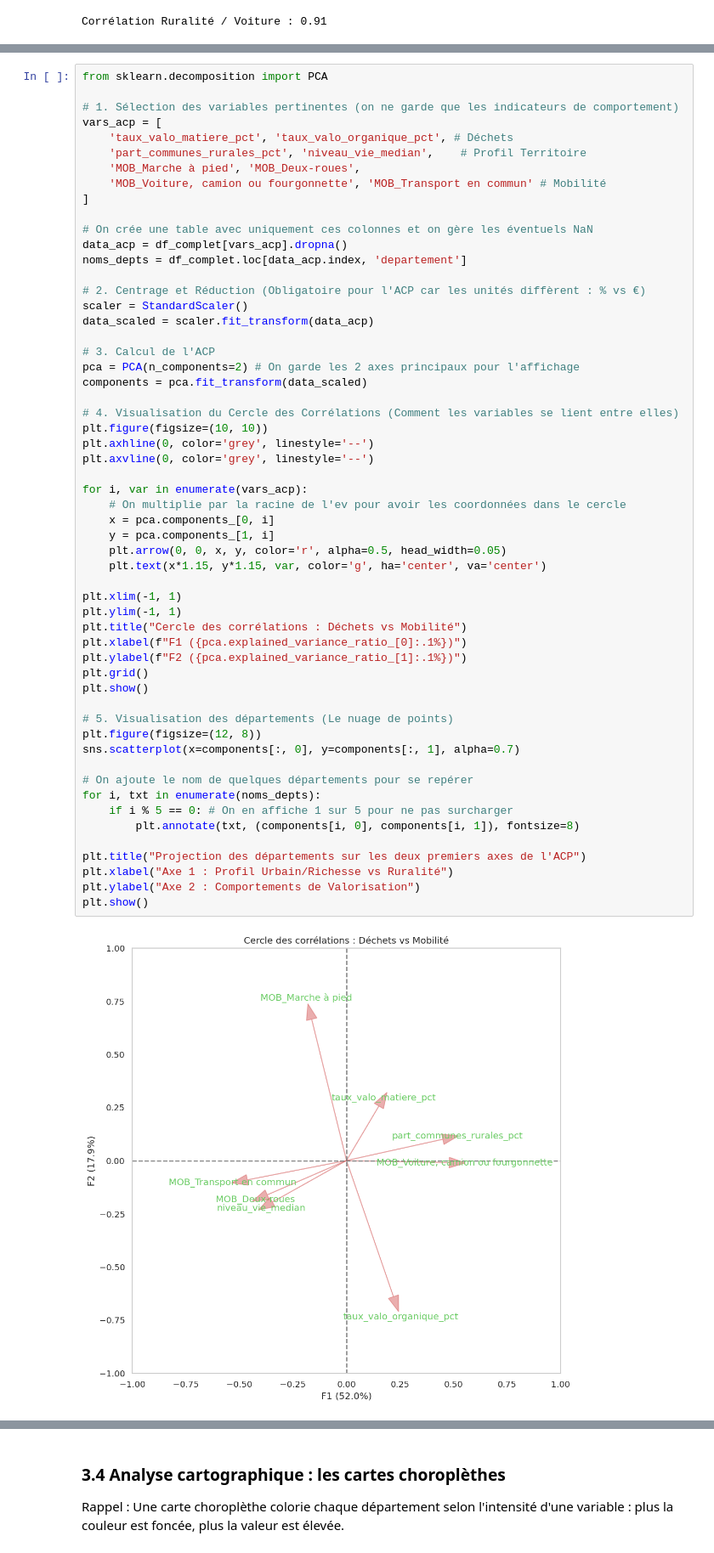
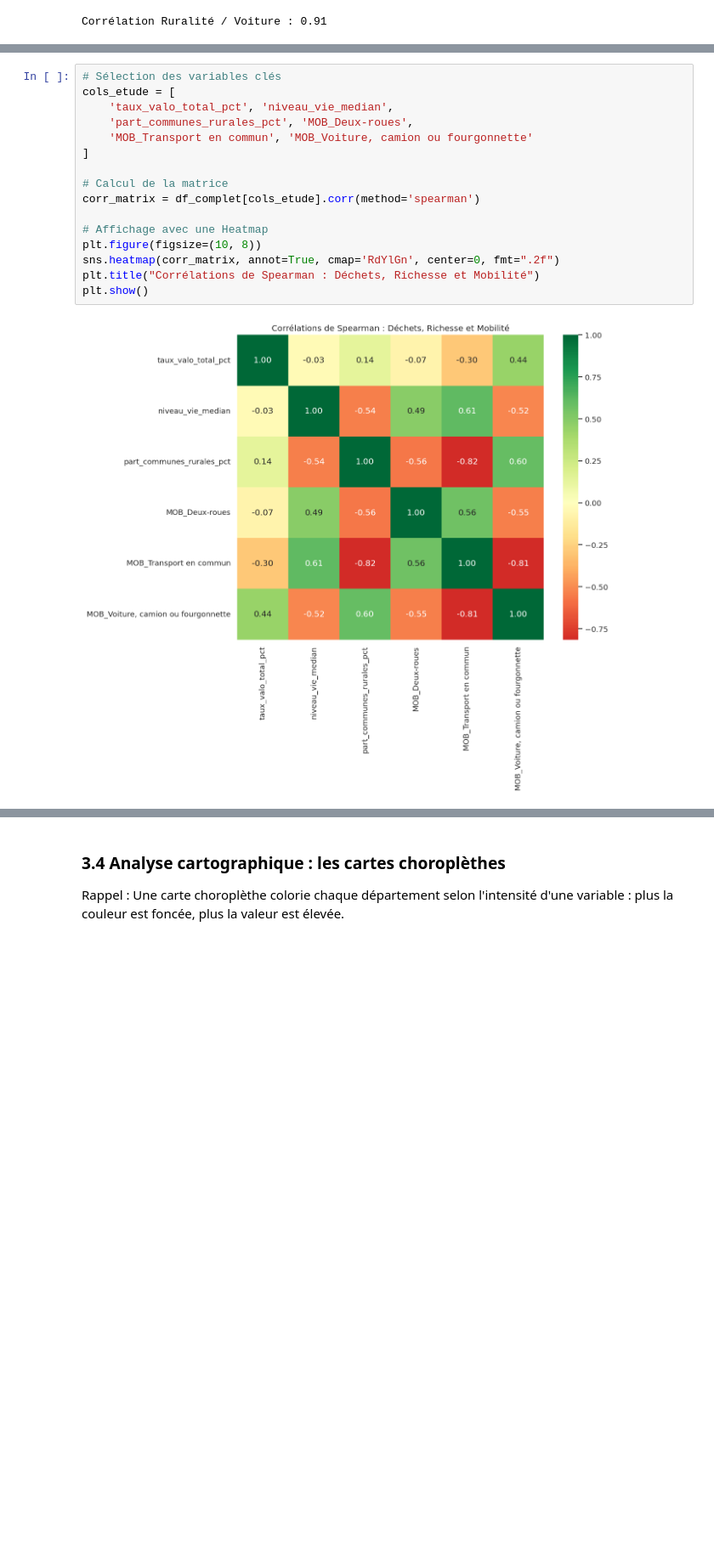
Before and after one commit to TeodoraHub/projet_pythonDS, a Jupyter notebook: recyclage_et_deplacements.ipynb, the cells around one changed output, grey strips where cells are left out. Shown at 85% size. Drawn from its saved outputs; the diff is of its cells as text; blank space fills up the shorter version.

```diff
--- a/recyclage_et_deplacements.ipynb
+++ b/recyclage_et_deplacements.ipynb
@@ -1440,58 +1442,18 @@ Corrélation Ruralité / Voiture : 0.91
 # %%
-from sklearn.decomposition import PCA
-
-# 1. Sélection des variables pertinentes (on ne garde que les indicateurs de comportement)
-vars_acp = [
-    'taux_valo_matiere_pct', 'taux_valo_organique_pct', # Déchets
-    'part_communes_rurales_pct', 'niveau_vie_median',    # Profil Territoire
-    'MOB_Marche à pied', 'MOB_Deux-roues',
-    'MOB_Voiture, camion ou fourgonnette', 'MOB_Transport en commun' # Mobilité
+# Sélection des variables clés
+cols_etude = [
+    'taux_valo_total_pct', 'niveau_vie_median',
+    'part_communes_rurales_pct', 'MOB_Deux-roues',
+    'MOB_Transport en commun', 'MOB_Voiture, camion ou fourgonnette'
 ]
 
-# On crée une table avec uniquement ces colonnes et on gère les éventuels NaN
-data_acp = df_complet[vars_acp].dropna()
-noms_depts = df_complet.loc[data_acp.index, 'departement']
+# Calcul de la matrice
+corr_matrix = df_complet[cols_etude].corr(method='spearman')
 
-# 2. Centrage et Réduction (Obligatoire pour l'ACP car les unités diffèrent : % vs €)
-scaler = StandardScaler()
-data_scaled = scaler.fit_transform(data_acp)
-
-# 3. Calcul de l'ACP
-pca = PCA(n_components=2) # On garde les 2 axes principaux pour l'affichage
-components = pca.fit_transform(data_scaled)
-
-# 4. Visualisation du Cercle des Corrélations (Comment les variables se lient entre elles)
-plt.figure(figsize=(10, 10))
-plt.axhline(0, color='grey', linestyle='--')
-plt.axvline(0, color='grey', linestyle='--')
-
-for i, var in enumerate(vars_acp):
-    # On multiplie par la racine de l'ev pour avoir les coordonnées dans le cercle
-    x = pca.components_[0, i]
-    y = pca.components_[1, i]
-    plt.arrow(0, 0, x, y, color='r', alpha=0.5, head_width=0.05)
-    plt.text(x*1.15, y*1.15, var, color='g', ha='center', va='center')
-
-plt.xlim(-1, 1)
-plt.ylim(-1, 1)
-plt.title("Cercle des corrélations : Déchets vs Mobilité")
-plt.xlabel(f"F1 ({pca.explained_variance_ratio_[0]:.1%})")
-plt.ylabel(f"F2 ({pca.explained_variance_ratio_[1]:.1%})")
-plt.grid()
+# Affichage avec une Heatmap
+plt.figure(figsize=(10, 8))
+sns.heatmap(corr_matrix, annot=True, cmap='RdYlGn', center=0, fmt=".2f")
+plt.title("Corrélations de Spearman : Déchets, Richesse et Mobilité")
 plt.show()
-
-# 5. Visualisation des départements (Le nuage de points)
-plt.figure(figsize=(12, 8))
-sns.scatterplot(x=components[:, 0], y=components[:, 1], alpha=0.7)
-
-# On ajoute le nom de quelques départements pour se repérer
-for i, txt in enumerate(noms_depts):
-    if i % 5 == 0: # On en affiche 1 sur 5 pour ne pas surcharger
-        plt.annotate(txt, (components[i, 0], components[i, 1]), fontsize=8)
-
-plt.title("Projection des départements sur les deux premiers axes de l'ACP")
-plt.xlabel("Axe 1 : Profil Urbain/Richesse vs Ruralité")
-plt.ylabel("Axe 2 : Comportements de Valorisation")
-plt.show()
 # %% [output]
-[figure, old version]
+[figure, new version]
```
Also changed, not shown: parts of 6 cells of this notebook.
